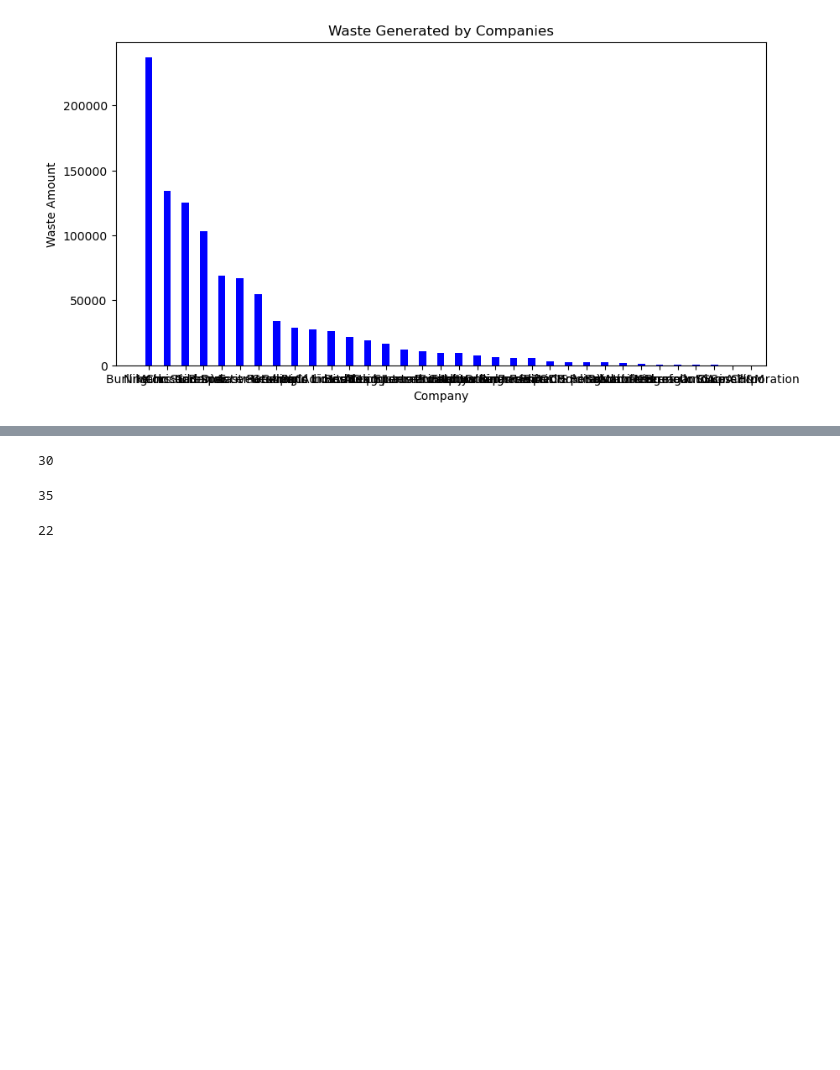
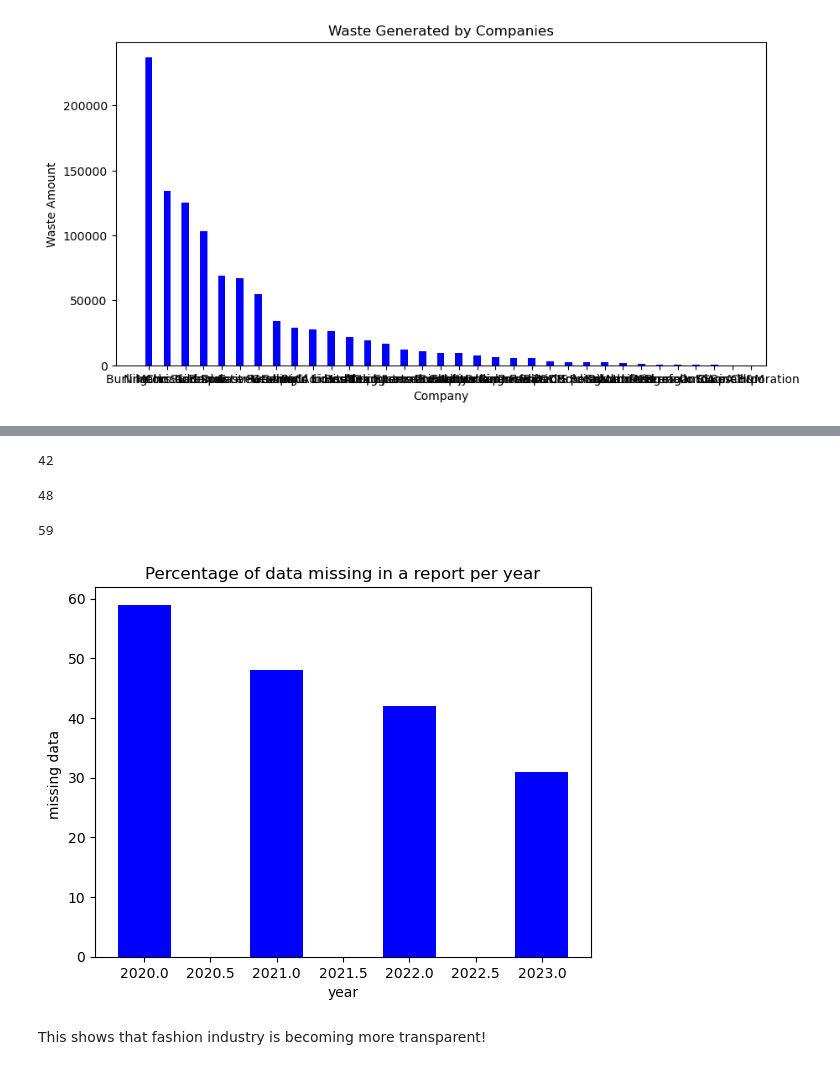
Before and after one commit to kasiasoltysiak/Plastic_Pollution-exploration, a Jupyter notebook: Apparel_brands_waste.ipynb, the cells around one changed output, grey strips where cells are left out. Cells and saved outputs as stored; diff of their text form; code cells hidden in the pictures; blank space fills up the shorter version.

```diff
--- a/Apparel_brands_waste.ipynb
+++ b/Apparel_brands_waste.ipynb
@@ -169,3 +207,6 @@ Missing2023 = apparel_waste_2023['Value'].isna().sum()
 Missing2023
 # %% [output]
 15
+# %%
+missing_percent2023 = round(Missing2023/len(apparel_waste_2023)*100)
+missing_percent2023
@@ -209,18 +256,42 @@ apparel_waste_2022.head(40)
 #How many companies did not give the data in 2022? 30
 Missing2022 = apparel_waste_2022['Value'].isna().sum()
 Missing2022
+missing_percent2022 = round(Missing2022/len(apparel_waste_2022)*100)
+missing_percent2022
 # %% [output]
-30
+42
 # %%
 apparel_waste_2021=apparel_waste[apparel_waste.Year==2021].copy()
 apparel_waste_2021=apparel_waste_2021.sort_values(by=['Value'], ascending=False)
 Missing2021 = apparel_waste_2021['Value'].isna().sum()
-Missing2021
+missing_percent2021 = round(Missing2021/len(apparel_waste_2021)*100)
+missing_percent2021
 # %% [output]
-35
+48
 # %%
 apparel_waste_2020 = apparel_waste[apparel_waste.Year==2020].copy()
 Missing2020 = apparel_waste_2020['Value'].isna().sum()
-Missing2020
+missing_percent2020 = round(Missing2020/len(apparel_waste_2020)*100)
+missing_percent2020
 # %% [output]
-22
+59
+# %%
+#let's compare missing data percentage
+missing_data = [missing_percent2023, missing_percent2022, missing_percent2021, missing_percent2020]
+year = [2023, 2022, 2021, 2020]
+
+fig = plt.figure()
+
+# creating the bar plot
+plt.bar(year , missing_data, color ='blue',
+        width = 0.4)
+
+plt.xlabel("year")
+plt.ylabel("missing data ")
+plt.title("Percentage of data missing in a report per year")
+
+plt.show()
+# %% [output]
+[figure, added]
+# %% [markdown]
+This shows that fashion industry is becoming more transparent!
```
Also changed, not shown: parts of 29 cells of this notebook, 5 other files.
